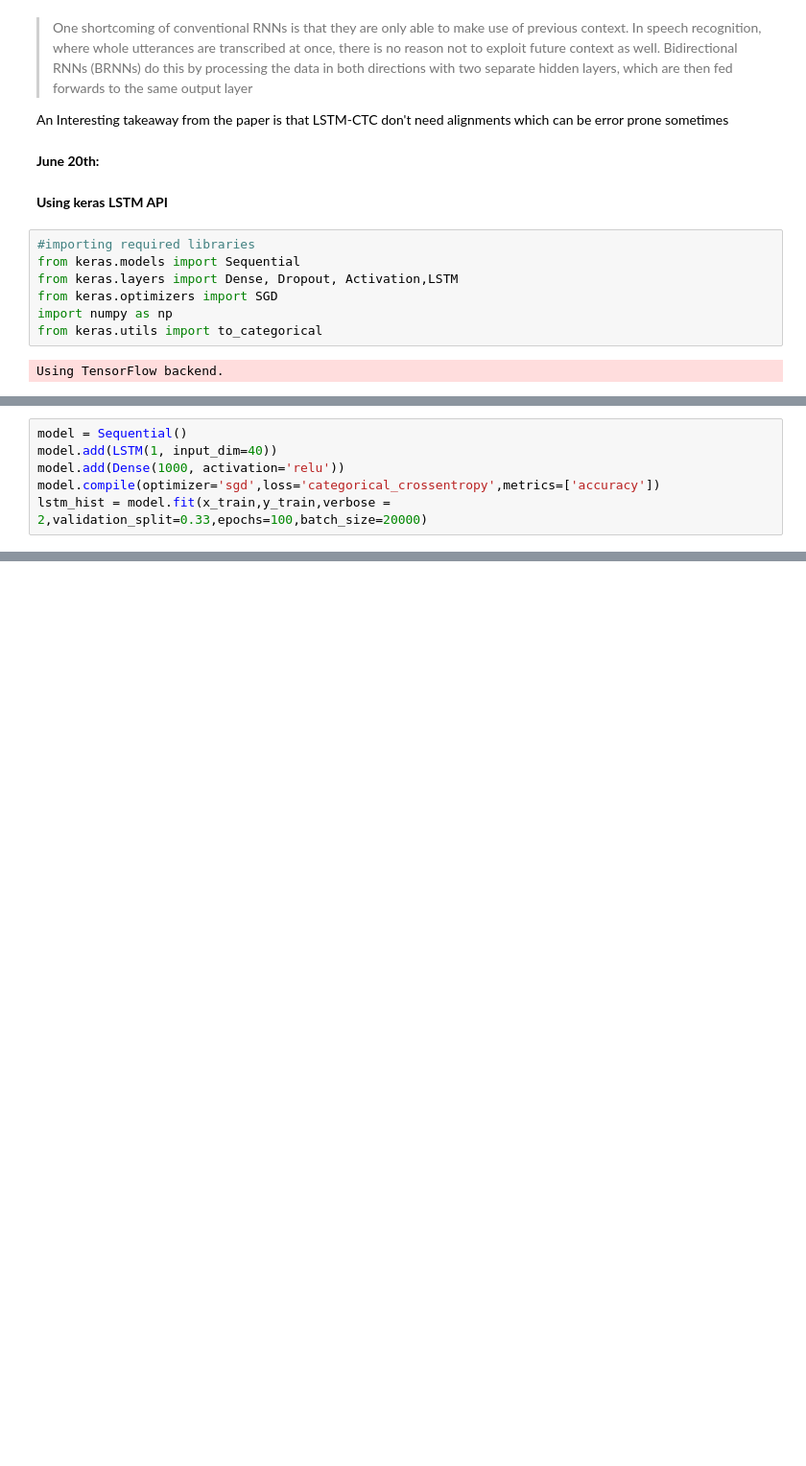
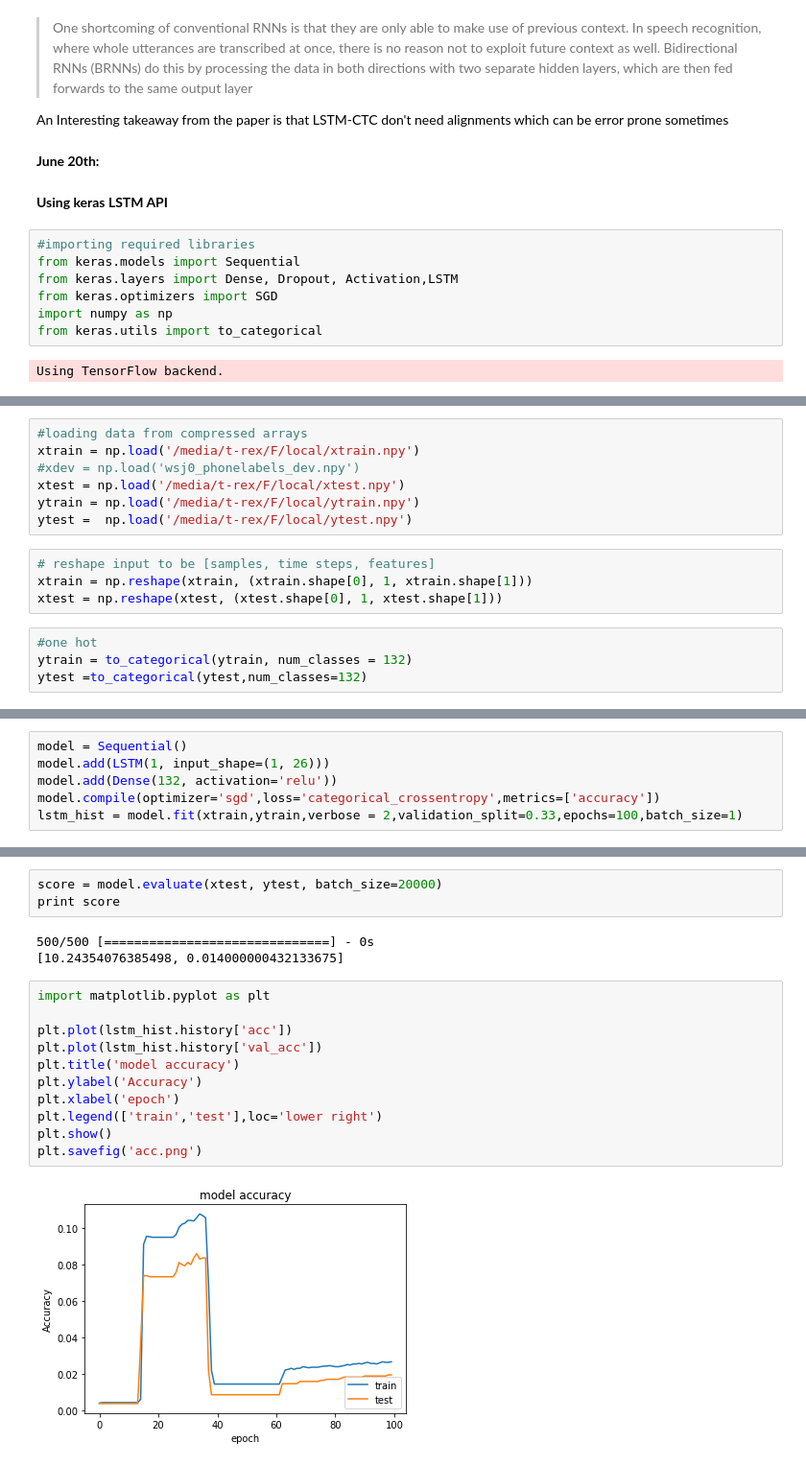
Before and after one commit to vagrawal/gsoc-progress, a Jupyter notebook: habdullah/Notes.ipynb, the cells around one changed output, grey strips where cells are left out. Shown at 96% size. Saved outputs shown, nothing was run; the diff lists cells and outputs as text; blank space fills up the shorter version.

Commit message:
trained very basic LSTM

```diff
--- a/habdullah/Notes.ipynb
+++ b/habdullah/Notes.ipynb
@@ -456,0 +446,15 @@ from keras.layers import LSTM
+# %%
+#loading data from compressed arrays
+xtrain = np.load('/media/t-rex/F/local/xtrain.npy')
+#xdev = np.load('wsj0_phonelabels_dev.npy')
+xtest = np.load('/media/t-rex/F/local/xtest.npy')
+ytrain = np.load('/media/t-rex/F/local/ytrain.npy')
+ytest =  np.load('/media/t-rex/F/local/ytest.npy')
+# %%
+# reshape input to be [samples, time steps, features]
+xtrain = np.reshape(xtrain, (xtrain.shape[0], 1, xtrain.shape[1]))
+xtest = np.reshape(xtest, (xtest.shape[0], 1, xtest.shape[1]))
+# %%
+#one hot
+ytrain = to_categorical(ytrain, num_classes = 132)
+ytest =to_categorical(ytest,num_classes=132)
@@ -457,6 +475,6 @@ from keras.layers import LSTM
 # %%
 model = Sequential()
-model.add(LSTM(1, input_dim=40))
-model.add(Dense(1000, activation='relu'))
+model.add(LSTM(1, input_shape=(1, 26)))
+model.add(Dense(132, activation='relu'))
 model.compile(optimizer='sgd',loss='categorical_crossentropy',metrics=['accuracy'])
-lstm_hist = model.fit(x_train,y_train,verbose = 2,validation_split=0.33,epochs=100,batch_size=20000)
+lstm_hist = model.fit(xtrain,ytrain,verbose = 2,validation_split=0.33,epochs=100,batch_size=1)
@@ -462,0 +499,19 @@ lstm_hist = model.fit(x_train,y_train,verbose = 2,validation_split=0.33,epochs=1
+# %%
+score = model.evaluate(xtest, ytest, batch_size=20000)
+print score
+# %% [output]
+500/500 [==============================] - 0s
+[10.24354076385498, 0.014000000432133675]
+# %%
+import matplotlib.pyplot as plt
+
+plt.plot(lstm_hist.history['acc'])
+plt.plot(lstm_hist.history['val_acc'])
+plt.title('model accuracy')
+plt.ylabel('Accuracy')
+plt.xlabel('epoch')
+plt.legend(['train','test'],loc='lower right')
+plt.show()
+plt.savefig('acc.png')
+# %% [output]
+[figure, added]
```
Also changed, not shown: parts of 6 cells of this notebook.
